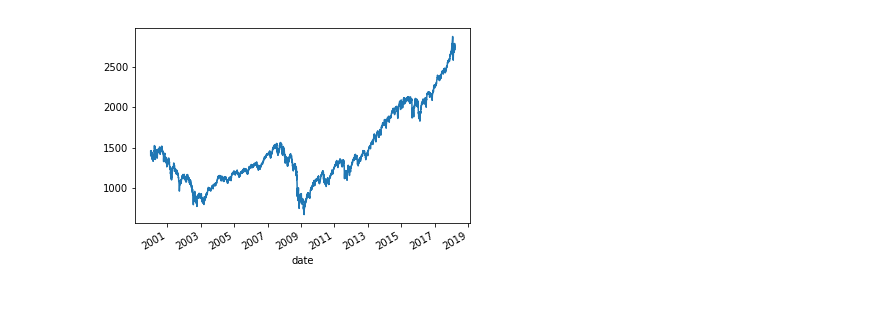
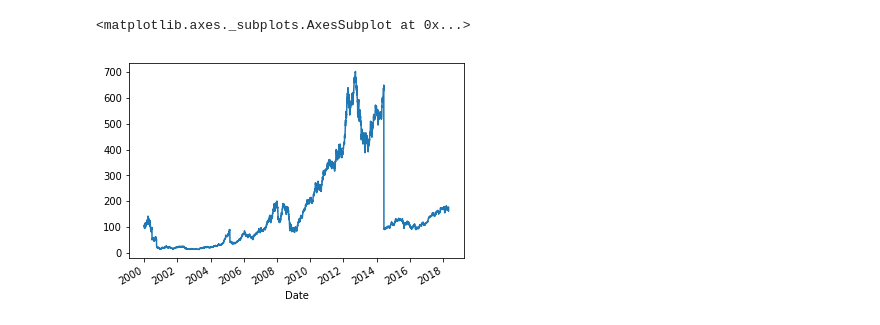
Before and after one commit to CBTrading/Experiments, a Jupyter notebook: alpha-vantage/av_testing.ipynb, the cells around one changed output. Cells and saved outputs as stored; diff of their text form; code cells hidden in the pictures.

```diff
--- a/alpha-vantage/av_testing.ipynb
+++ b/alpha-vantage/av_testing.ipynb
@@ -7,18 +9,38 @@ Populating the interactive namespace from numpy and matplotlib
-# %%
-ts = TimeSeries(key="RL0YBD0NPUE3QYQ6", output_format="pandas")
-sp500, _ = ts.get_daily("SPX", outputsize="full")
-sp500.index = pd.to_datetime(sp500.index)
-col_mapping = {
-    "5. volume": "Volume",
-    "4. close": "Close",
-    "2. high": "High",
-    "1. open": "Open",
-    "3. low": "Low"
-}
-sp500.rename(col_mapping, axis="columns", inplace=True)
-sp500.head()
-
-sp500.Close.plot()
-plt.show()
-# %% [output]
-[figure, removed]
+# %%
+indices_avantage = {
+    "DJA": "^DJA",
+    "DXY": "DX-Y.NYB",
+    "NASDAQ": "^IXIC",
+    "VIX": "^VIX",
+    "VXN": "^VXN",
+    "VXO": "^VXO"
+}
+stocks_avantage = {
+    "**AAPL": "AAPL",
+    "*MSFT": "MSFT",
+    "AMZN": "AMZN",
+    "*GOOG": "GOOG",
+    "FB": "FB",
+    "*JPM": "JPM",
+    "***BRK.B": "BRK-B",
+    "*JNJ": "JNJ",
+    "**XOM": "XOM"
+}
+ts = TimeSeries(key="RL0YBD0NPUE3QYQ6", output_format="pandas")
+candles, _ = ts.get_daily_adjusted("AAPL", outputsize="full")
+candles.index = pd.to_datetime(candles.index)
+candles.index.name = "Date"
+col_mapping = {
+    "1. open": "Open",
+    "2. high": "High",
+    "3. low": "Low",
+    "4. close": "Close",
+    "5. volume": "Volume"
+}
+candles.rename(col_mapping, axis="columns", inplace=True)
+candles[candles==0] = np.nan
+candles.dropna(how="all", axis="index", inplace=True)
+candles.Open.plot()
+# %% [output]
+<matplotlib.axes._subplots.AxesSubplot at 0x...>
+[figure, added]
```
Also changed, not shown: parts of 4 cells of this notebook.
